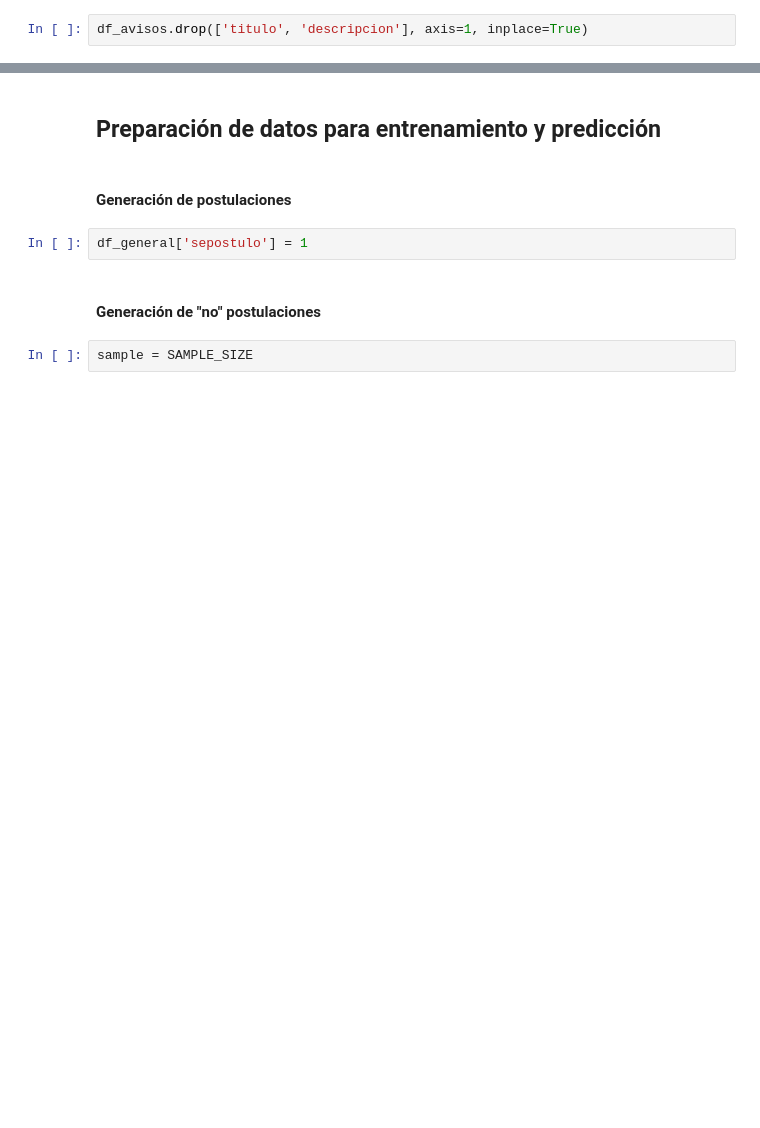
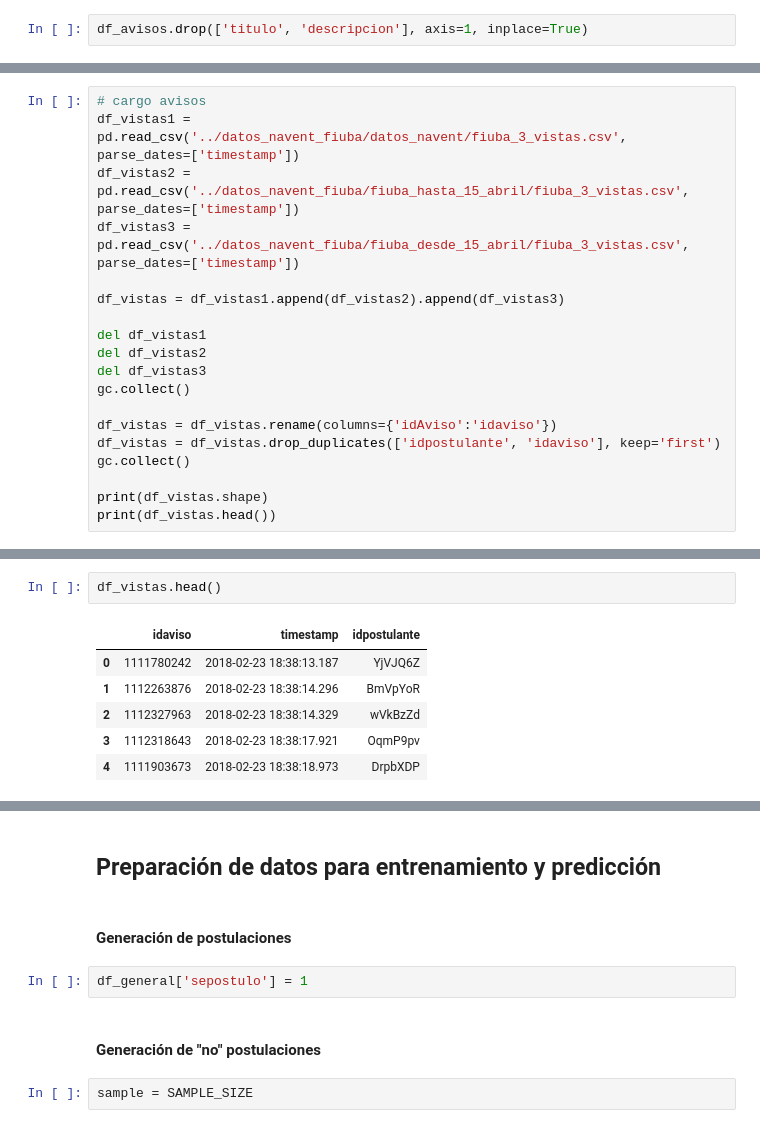
Before and after one commit to M-Picco/OrgaDatosTp2, a Jupyter notebook: PRUEBAS_tp2_navent_ML.ipynb, the cells around one changed output, grey strips where cells are left out. Cells and saved outputs as stored; diff of their text form; blank space fills up the shorter version.

```diff
--- a/PRUEBAS_tp2_navent_ML.ipynb
+++ b/PRUEBAS_tp2_navent_ML.ipynb
@@ -267,0 +406,19 @@ print(df_general.head())
+# %%
+# cargo avisos
+df_vistas1 = pd.read_csv('../datos_navent_fiuba/datos_navent/fiuba_3_vistas.csv', parse_dates=['timestamp'])
+df_vistas2 = pd.read_csv('../datos_navent_fiuba/fiuba_hasta_15_abril/fiuba_3_vistas.csv', parse_dates=['timestamp'])
+df_vistas3 = pd.read_csv('../datos_navent_fiuba/fiuba_desde_15_abril/fiuba_3_vistas.csv', parse_dates=['timestamp'])
+
+df_vistas = df_vistas1.append(df_vistas2).append(df_vistas3)
+
+del df_vistas1
+del df_vistas2
+del df_vistas3
+gc.collect()
+
+df_vistas = df_vistas.rename(columns={'idAviso':'idaviso'})
+df_vistas = df_vistas.drop_duplicates(['idpostulante', 'idaviso'], keep='first')
+gc.collect()
+
+print(df_vistas.shape)
+print(df_vistas.head())
@@ -267,0 +433,9 @@ print(df_general.head())
+# %%
+df_vistas.head()
+# %% [output]
+|  | idaviso | timestamp | idpostulante |
+| 0 | 1111780242 | 2018-02-23 18:38:13.187 | YjVJQ6Z |
+| 1 | 1112263876 | 2018-02-23 18:38:14.296 | BmVpYoR |
+| 2 | 1112327963 | 2018-02-23 18:38:14.329 | wVkBzZd |
+| 3 | 1112318643 | 2018-02-23 18:38:17.921 | OqmP9pv |
+| 4 | 1111903673 | 2018-02-23 18:38:18.973 | DrpbXDP |
```
Also changed, not shown: parts of 53 cells of this notebook, 2 other files.
